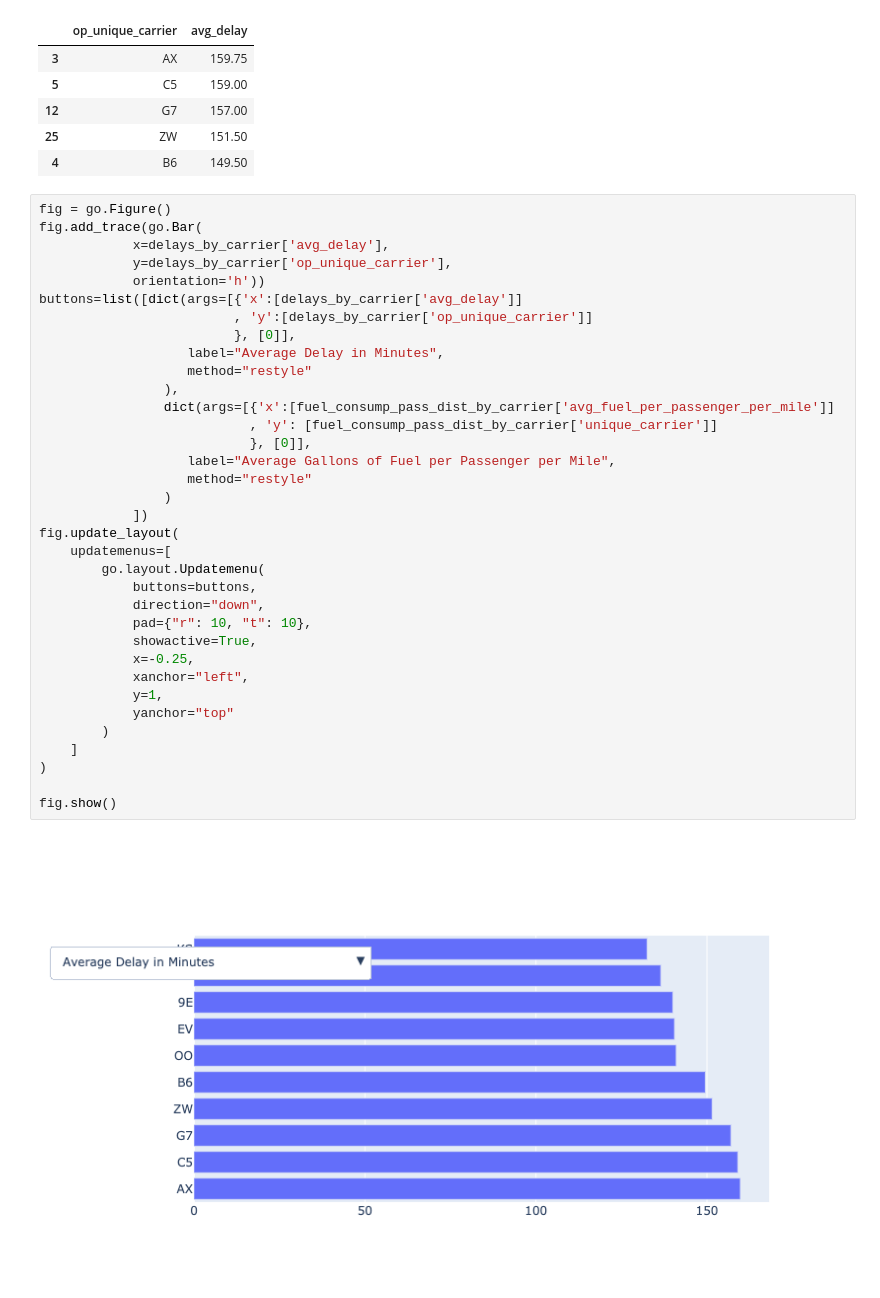
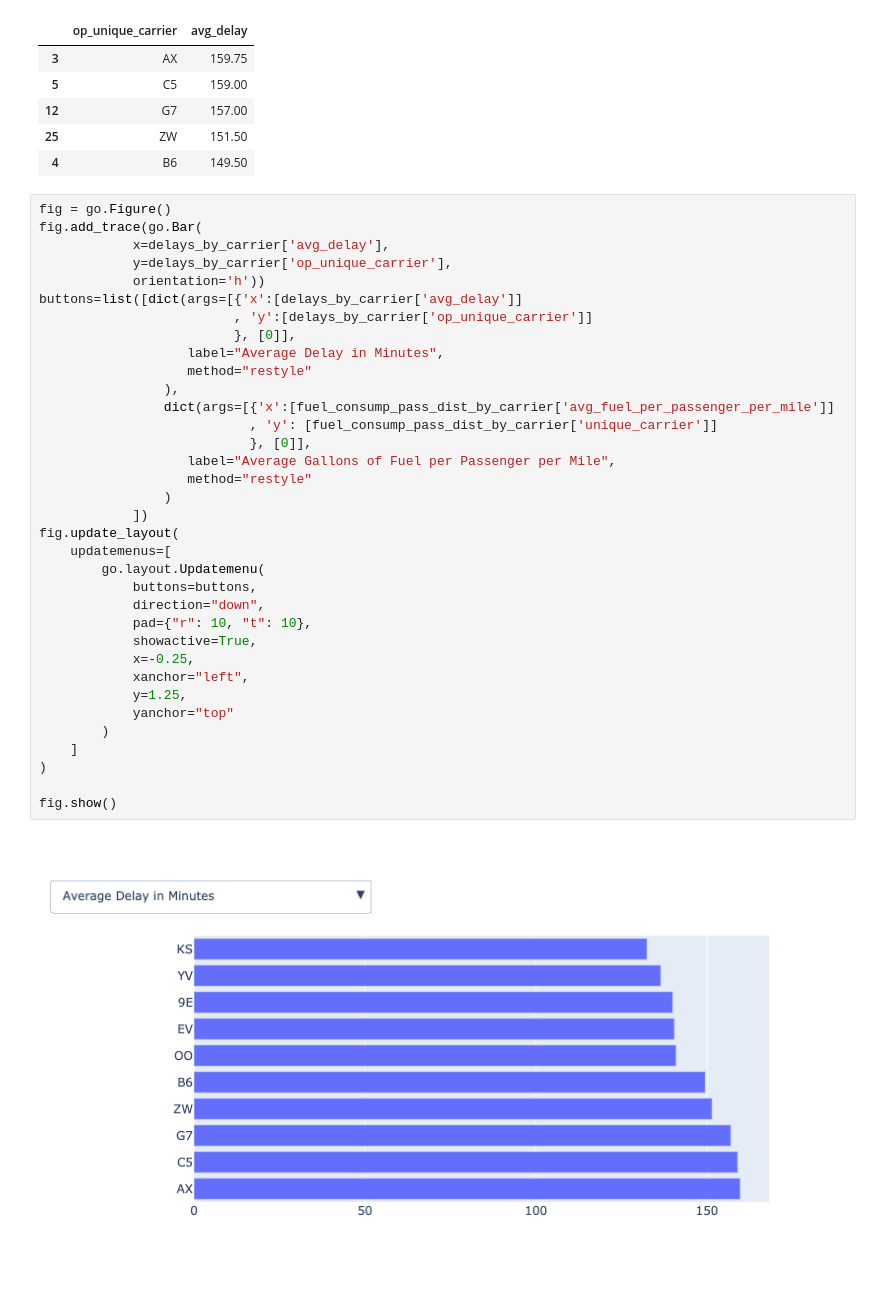
Before and after one commit to GailB-ca/lighthouse-mid-term-project, a Jupyter notebook: Flights Dataframe 2.ipynb, the cells around one changed output. Cells and saved outputs as stored; diff of their text form.

```diff
--- a/Flights Dataframe 2.ipynb
+++ b/Flights Dataframe 2.ipynb
@@ -621,32 +621,32 @@ fig.add_trace(go.Bar(
             orientation='h'))
 buttons=list([dict(args=[{'x':[delays_by_carrier['avg_delay']]
                          , 'y':[delays_by_carrier['op_unique_carrier']]
                          }, [0]],
                    label="Average Delay in Minutes",
                    method="restyle"
                 ),
                 dict(args=[{'x':[fuel_consump_pass_dist_by_carrier['avg_fuel_per_passenger_per_mile']]
                            , 'y': [fuel_consump_pass_dist_by_carrier['unique_carrier']]
                            }, [0]],
                    label="Average Gallons of Fuel per Passenger per Mile",
                    method="restyle"
                 )
             ])
 fig.update_layout(
     updatemenus=[
         go.layout.Updatemenu(
             buttons=buttons,
             direction="down",
             pad={"r": 10, "t": 10},
             showactive=True,
             x=-0.25,
             xanchor="left",
-            y=1,
+            y=1.25,
             yanchor="top"
         )
     ]
 )
 
 fig.show()
 # %% [output]
-[figure, old version]
+[figure, new version]
```
Also changed, not shown: parts of 4 cells of this notebook, 1 other file.
